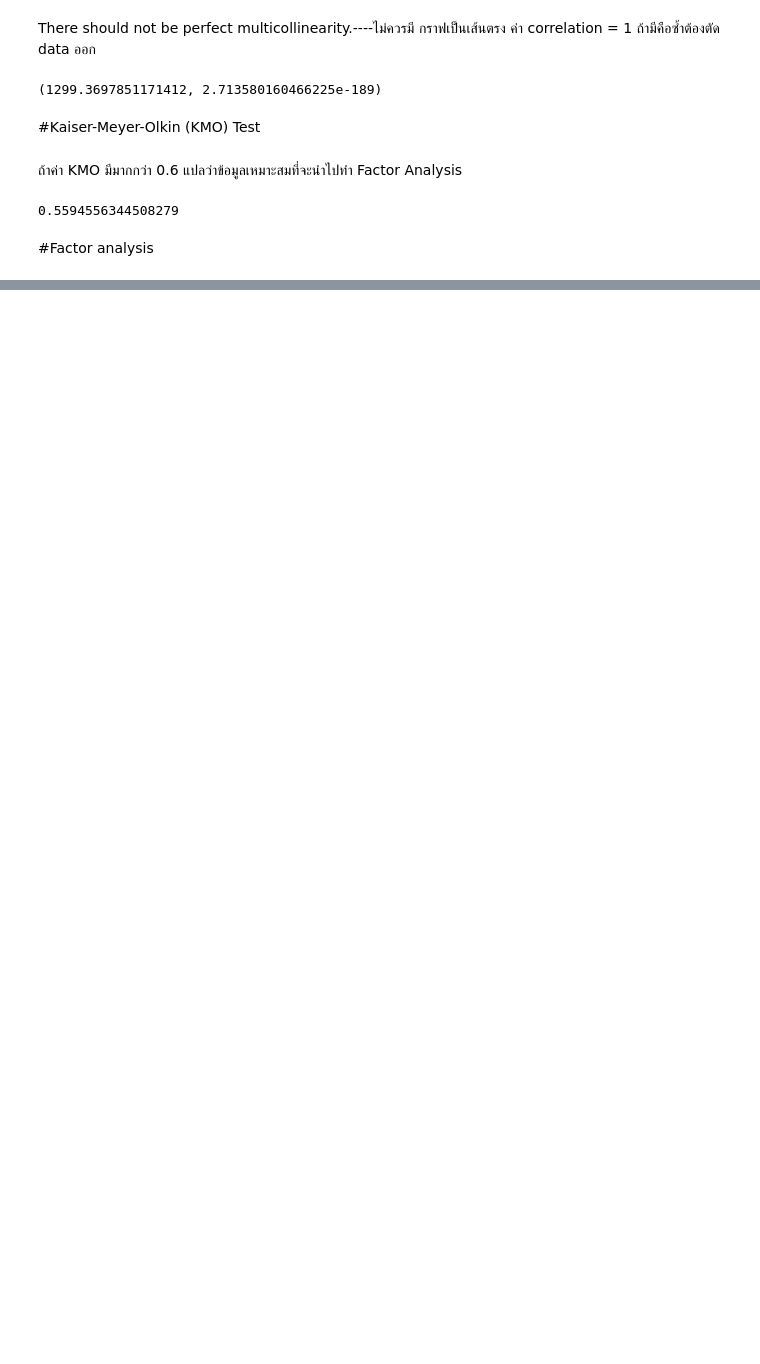
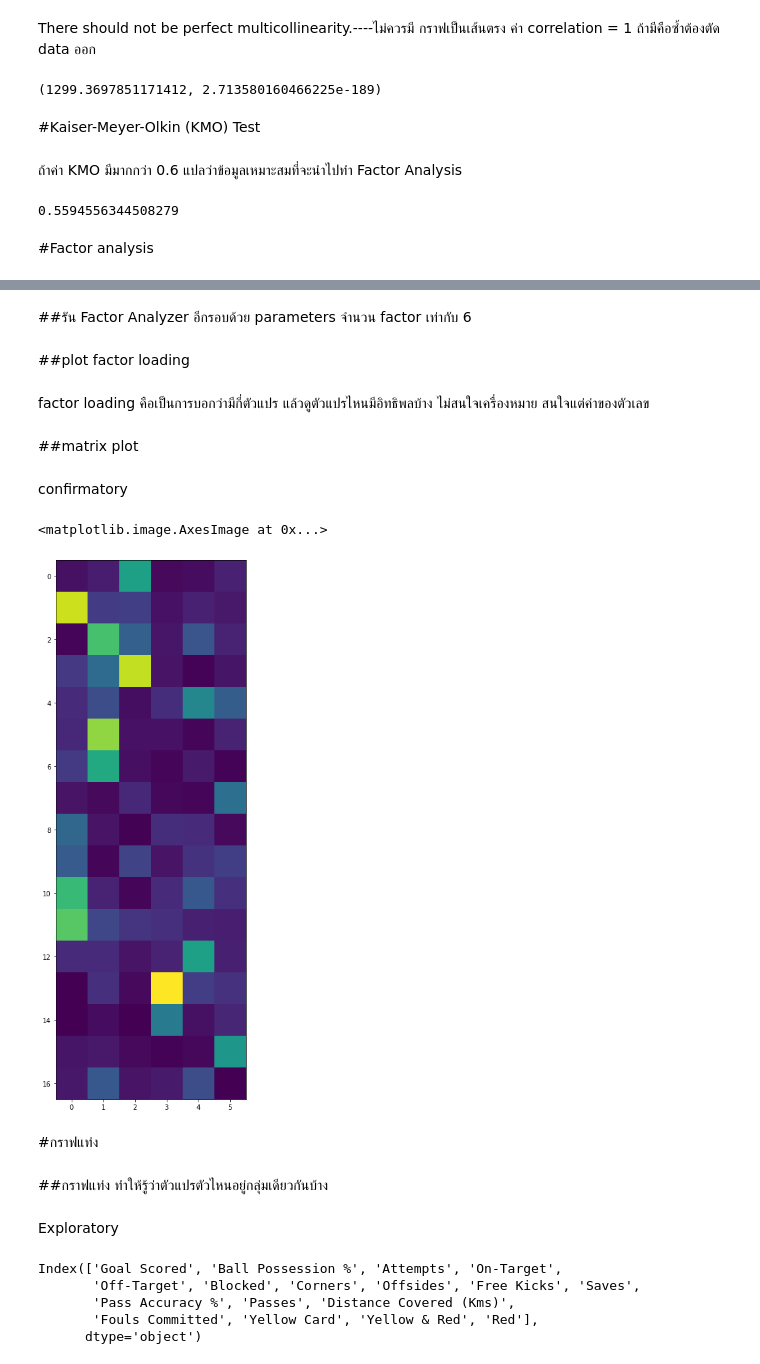
Before and after one commit to suphalaksana/Multivariate, a Jupyter notebook: Chapter_5_Factor_Analysis.ipynb, the cells around one changed output, grey strips where cells are left out. Cells and saved outputs as stored; diff of their text form; code cells hidden in the pictures; blank space fills up the shorter version.

```diff
--- a/Chapter_5_Factor_Analysis.ipynb
+++ b/Chapter_5_Factor_Analysis.ipynb
@@ -352,0 +426,10 @@ kmo_model
+# %% [markdown]
+##รัน Factor Analyzer  อีกรอบด้วย  parameters  จำนวน factor เท่ากับ 6
+# %%
+from factor_analyzer import FactorAnalyzer
+fa3= FactorAnalyzer(n_factors= 6) #กำหนดตัวแปรให้ factor
+data_fa3= fa3.fit_transform(FIFA_data_dropped)
+# %% [markdown]
+##plot factor loading
+# %% [markdown]
+factor loading คือเป็นการบอกว่ามีกี่ตัวแปร แล้วดูตัวแปรไหนมีอิทธิพลบ้าง  ไม่สนใจเครื่องหมาย สนใจแต่ค่าของตัวเลข
@@ -352,0 +440,24 @@ kmo_model
+# %% [markdown]
+##matrix plot
+# %% [markdown]
+confirmatory
+# %%
+matplotlib.rcParams['figure.figsize']=[15,15] #ค่ามาก plot เป็นสีสว่าง   ค่าน้อย plot เป็นสีเข้ม (กราฟแรก)
+plt.imshow(np.absolute(fa3.loadings_))#เอาไว้ดู confirm ว่าตัวแปรสัมพันธ์กัน จะเอาตัวแปรมาอยู่ใกล้ๆกัน
+# %% [output]
+<matplotlib.image.AxesImage at 0x...>
+[figure, added]
+# %% [markdown]
+#กราฟแท่ง
+# %% [markdown]
+##กราฟแท่ง ทำให้รู้ว่าตัวแปรตัวไหนอยู่กลุ่มเดียวกันบ้าง
+# %% [markdown]
+Exploratory
+# %%
+FIFA_data_dropped.columns
+# %% [output]
+Index(['Goal Scored', 'Ball Possession %', 'Attempts', 'On-Target',
+       'Off-Target', 'Blocked', 'Corners', 'Offsides', 'Free Kicks', 'Saves',
+       'Pass Accuracy %', 'Passes', 'Distance Covered (Kms)',
+       'Fouls Committed', 'Yellow Card', 'Yellow & Red', 'Red'],
+      dtype='object')
```
Also changed, not shown: parts of 35 cells of this notebook.
